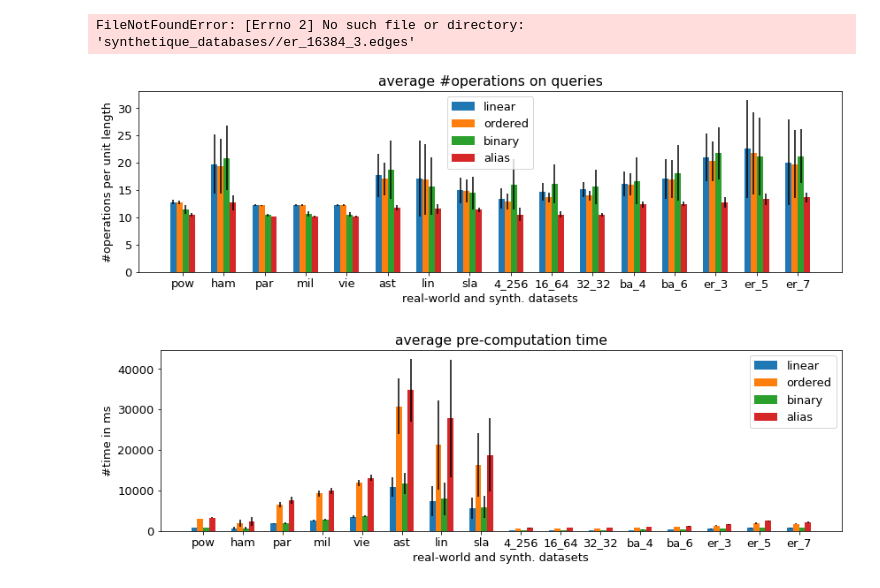
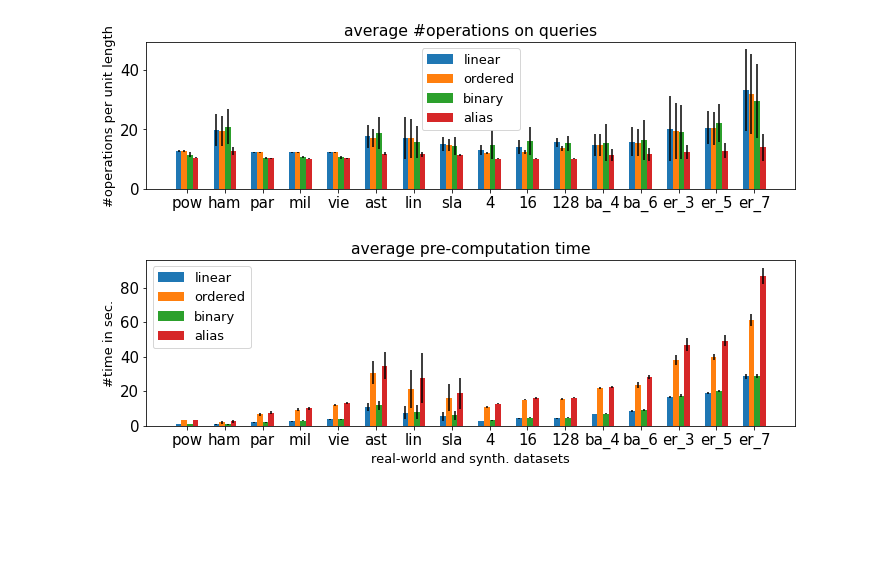
Before and after one commit to simon-dreyer/Shortest_path_sampling, a Jupyter notebook: src/merge_figures.ipynb, the cells around one changed output. Drawn from its saved outputs; the diff is of its cells as text; code cells hidden in the pictures; blank space fills up the shorter version.

Commit message:
new exps for synth

```diff
--- a/src/merge_figures.ipynb
+++ b/src/merge_figures.ipynb
@@ -35,7 +35,7 @@ def name(i):
     if i[0] != "gr":
         return i[0]+"_"+str(i[1])
     else:
-        return str(i[1][0])+"_"+str(i[1][1])
+        return str(i[1][0])#+"_"+str(i[1][1])
 
 import networkx as nx
 direc = "synthetique_databases/"
@@ -51,8 +51,6 @@ for x in ls:
     ll.append( [n, name(x)] )
 ll.sort()
 ls = [  e[1]  for e in ll]
-# %% [output]
-FileNotFoundError: [Errno 2] No such file or directory: 'synthetique_databases//er_16384_3.edges'
 # %%
 import matplotlib.pyplot as plt
 import numpy as np
@@ -123,16 +121,23 @@ queries_real = read_dic("dics/queries_real")
 queries_synth = read_dic("dics/queries_synth")
 pre_real = read_dic("dics/pre_comp_real")
 pre_synth = read_dic("dics/pre_computation_synth")
+# %%
+keys_change = { "128":"128_128", "4":"4_4096", "16":"16_1024" }
+for e in keys_change.keys():
+    queries_synth[e] = queries_synth[keys_change[e]]
+    del queries_synth[keys_change[e]]
+    pre_synth[e] = pre_synth[keys_change[e]]
+    del pre_synth[keys_change[e]]
 # %%
-del queries_synth["er_4"]
-del queries_synth["er_6"]
-del queries_synth["ba_5"]
-del pre_synth["er_4"]
-del pre_synth["er_6"]
-del pre_synth["ba_5"]
-ls.remove("er_4")
-ls.remove("er_6")
-ls.remove("ba_5")
+# del queries_synth["er_4"]
+# del queries_synth["er_6"]
+# del queries_synth["ba_5"]
+# del pre_synth["er_4"]
+# del pre_synth["er_6"]
+# del pre_synth["ba_5"]
+# ls.remove("er_4")
+# ls.remove("er_6")
+# ls.remove("ba_5")
 # %%
 queries = queries_real | queries_synth
 pre = pre_real | pre_synth
@@ -139,8 +153,8 @@ pre = pre_real | pre_synth
 # %%
-plot_bar_chart(queries, lr, ls, "real-world and synth. datasets", "#operations per unit length", "average #operations on queries", "queries.pdf", dim1 = 12, dim2 = 4)
+plot_bar_chart(queries, lr, ls, "", "#operations per unit length", "average #operations on queries", "queries.pdf", dim1 = 10, dim2 = 3)
 # %% [output]
-[figure, old version]
+[figure, new version]
 # %%
-plot_bar_chart(pre, lr, ls, "real-world and synth. datasets", "#time in ms", "average pre-computation time", "pre_comp.pdf",  dim1 = 12, dim2 = 4)
+plot_bar_chart(pre, lr, ls, "real-world and synth. datasets", "#time in sec.", "average pre-computation time", "pre_comp.pdf",  dim1 = 10, dim2 = 3.5)
 # %% [output]
-[figure, old version]
+[figure, new version]
```
Also changed, not shown: parts of 2 cells of this notebook, 1 other file.
